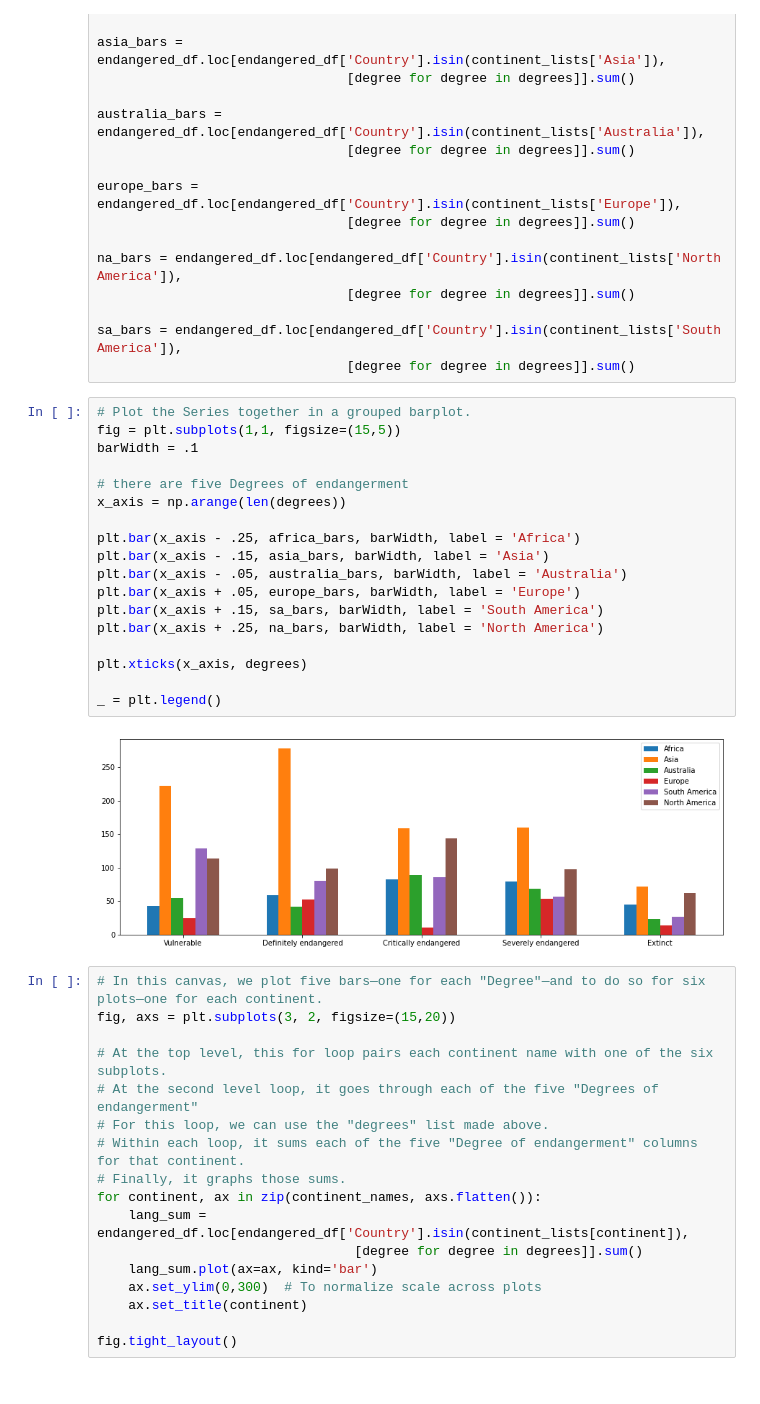
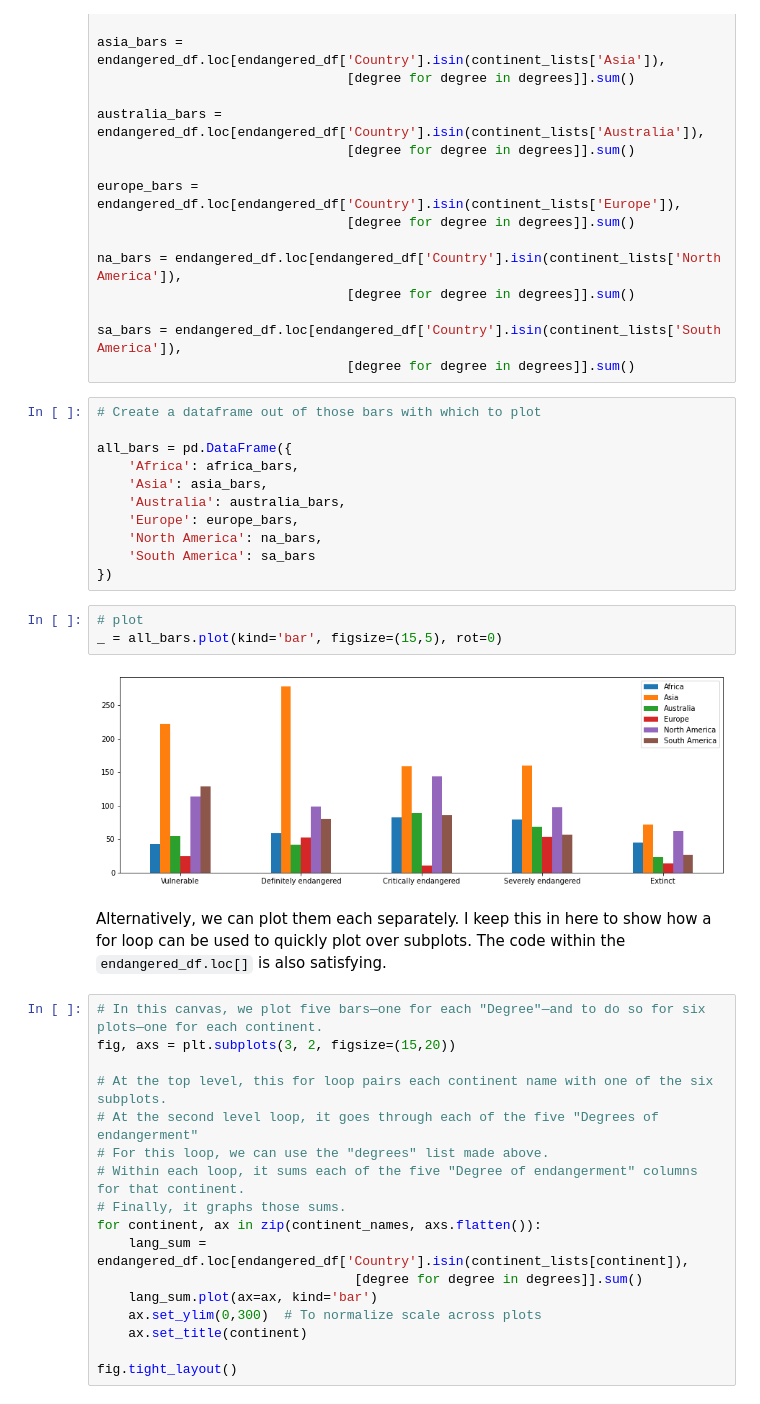
Before and after one commit to DavidRambo/endangered_languages_geography, a Jupyter notebook: languages_project.ipynb, the cells around one changed output. Saved outputs shown, nothing was run; the diff lists cells and outputs as text.

Commit message:
Simplify grouped barplots with Pandas DataFrame

```diff
--- a/languages_project.ipynb
+++ b/languages_project.ipynb
@@ -724,26 +724,26 @@ na_bars = endangered_df.loc[endangered_df['Country'].isin(continent_lists['North
 
 sa_bars = endangered_df.loc[endangered_df['Country'].isin(continent_lists['South America']),
                                 [degree for degree in degrees]].sum()
-# %%
-# Plot the Series together in a grouped barplot.
-fig = plt.subplots(1,1, figsize=(15,5))
-barWidth = .1
-
-# there are five Degrees of endangerment
-x_axis = np.arange(len(degrees))
-
-plt.bar(x_axis - .25, africa_bars, barWidth, label = 'Africa')
-plt.bar(x_axis - .15, asia_bars, barWidth, label = 'Asia')
-plt.bar(x_axis - .05, australia_bars, barWidth, label = 'Australia')
-plt.bar(x_axis + .05, europe_bars, barWidth, label = 'Europe')
-plt.bar(x_axis + .15, sa_bars, barWidth, label = 'South America')
-plt.bar(x_axis + .25, na_bars, barWidth, label = 'North America')
-
-plt.xticks(x_axis, degrees)
-
-_ = plt.legend()
-# %% [output]
-[figure, removed]
+# %%
+# Create a dataframe out of those bars with which to plot
+
+all_bars = pd.DataFrame({
+    'Africa': africa_bars,
+    'Asia': asia_bars,
+    'Australia': australia_bars,
+    'Europe': europe_bars,
+    'North America': na_bars,
+    'South America': sa_bars
+})
+# %%
+# plot
+_ = all_bars.plot(kind='bar', figsize=(15,5), rot=0)
+# %% [output]
+[figure, added]
+# %% [markdown]
+Alternatively, we can plot them each separately.
+I keep this in here to show how a for loop can be used to quickly plot over subplots.
+The code within the `endangered_df.loc[]` is also satisfying.
 # %%
 # In this canvas, we plot five bars—one for each "Degree"—and to do so for six plots—one for each continent.
 fig, axs = plt.subplots(3, 2, figsize=(15,20))
```
